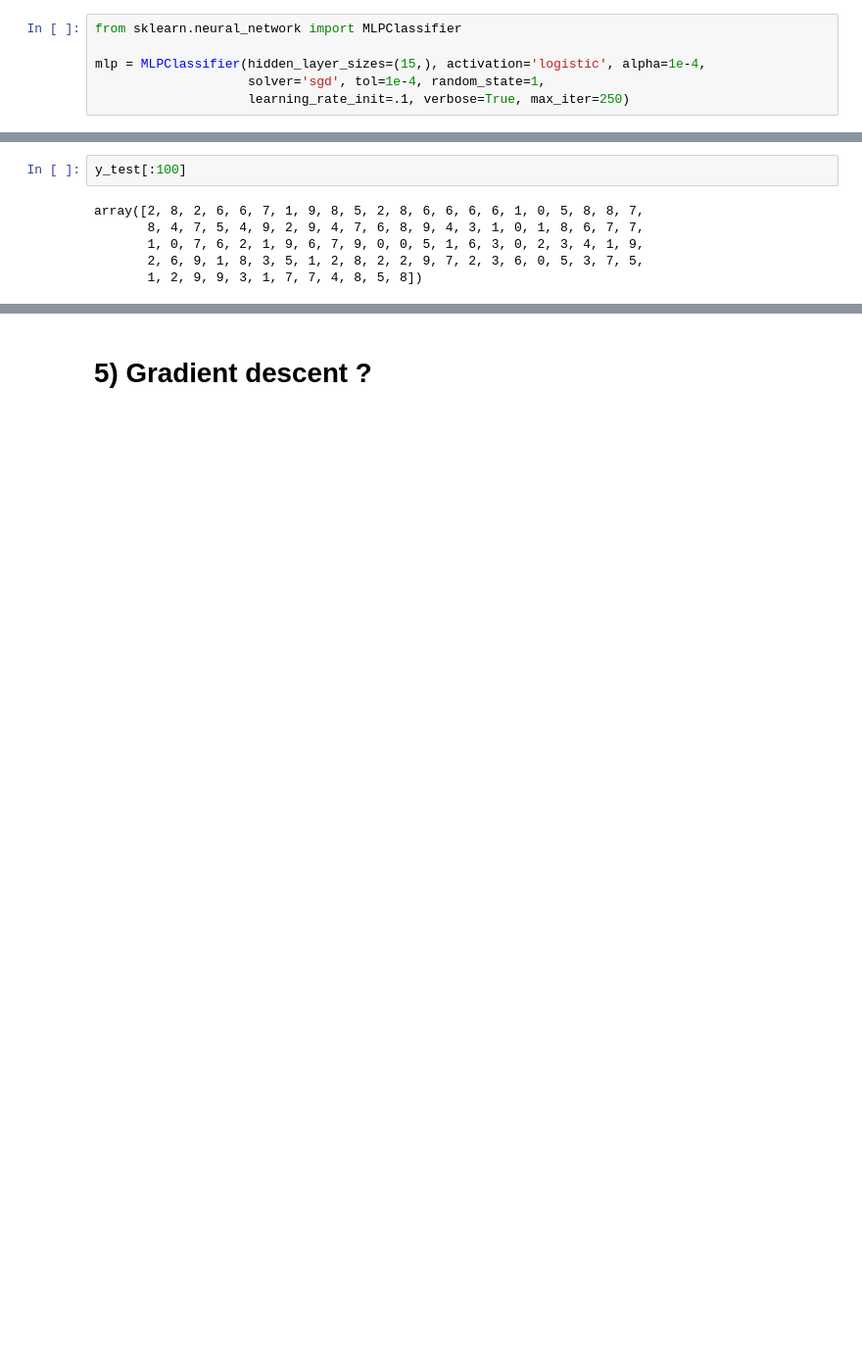
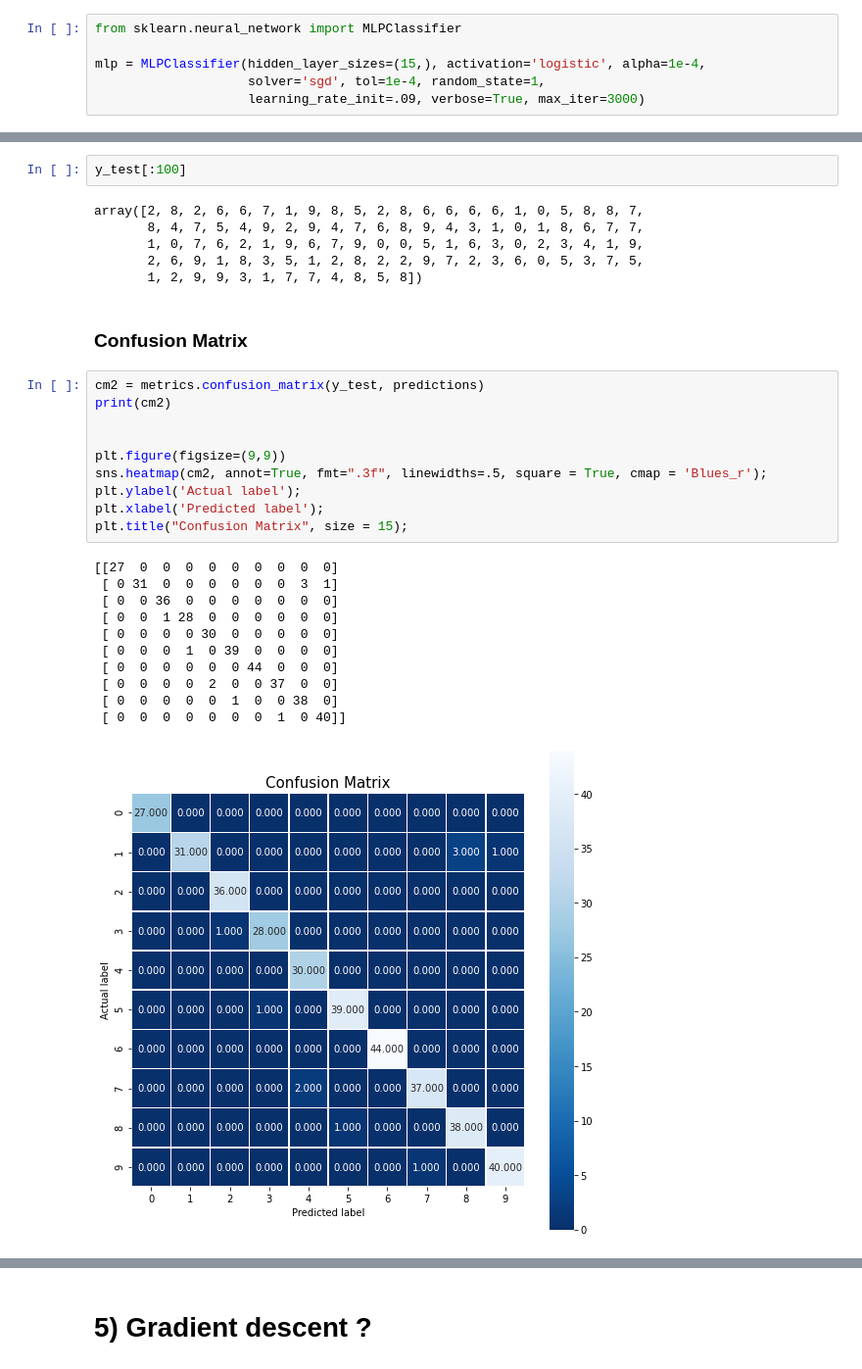
Before and after one commit to Ludo-R/brief-24-11-detectHandWritten, a Jupyter notebook: detect-hand-written.ipynb, the cells around one changed output, grey strips where cells are left out. Shown: that part at 98% size. Cells and saved outputs as stored; diff of their text form; blank space fills up the shorter version.

```diff
--- a/detect-hand-written.ipynb
+++ b/detect-hand-written.ipynb
@@ -169,7 +438,7 @@ from sklearn.neural_network import MLPClassifier
 
 mlp = MLPClassifier(hidden_layer_sizes=(15,), activation='logistic', alpha=1e-4,
                     solver='sgd', tol=1e-4, random_state=1,
-                    learning_rate_init=.1, verbose=True, max_iter=250)
+                    learning_rate_init=.09, verbose=True, max_iter=3000)
 # %%
 mlp.fit(x_train,y_train)
 # %% [output]
@@ -210,3 +479,27 @@ array([2, 8, 2, 6, 6, 7, 1, 9, 8, 5, 2, 8, 6, 6, 6, 6, 1, 0, 5, 8, 8, 7,
        1, 0, 7, 6, 2, 1, 9, 6, 7, 9, 0, 0, 5, 1, 6, 3, 0, 2, 3, 4, 1, 9,
        2, 6, 9, 1, 8, 3, 5, 1, 2, 8, 2, 2, 9, 7, 2, 3, 6, 0, 5, 3, 7, 5,
        1, 2, 9, 9, 3, 1, 7, 7, 4, 8, 5, 8])
+# %% [markdown]
+### Confusion Matrix
+# %%
+cm2 = metrics.confusion_matrix(y_test, predictions)
+print(cm2)
+
+
+plt.figure(figsize=(9,9))
+sns.heatmap(cm2, annot=True, fmt=".3f", linewidths=.5, square = True, cmap = 'Blues_r');
+plt.ylabel('Actual label');
+plt.xlabel('Predicted label');
+plt.title("Confusion Matrix", size = 15);
+# %% [output]
+[[27  0  0  0  0  0  0  0  0  0]
+ [ 0 31  0  0  0  0  0  0  3  1]
+ [ 0  0 36  0  0  0  0  0  0  0]
+ [ 0  0  1 28  0  0  0  0  0  0]
+ [ 0  0  0  0 30  0  0  0  0  0]
+ [ 0  0  0  1  0 39  0  0  0  0]
+ [ 0  0  0  0  0  0 44  0  0  0]
+ [ 0  0  0  0  2  0  0 37  0  0]
+ [ 0  0  0  0  0  1  0  0 38  0]
+ [ 0  0  0  0  0  0  0  1  0 40]]
+[figure, added]
```
Also changed, not shown: parts of 51 cells of this notebook.
